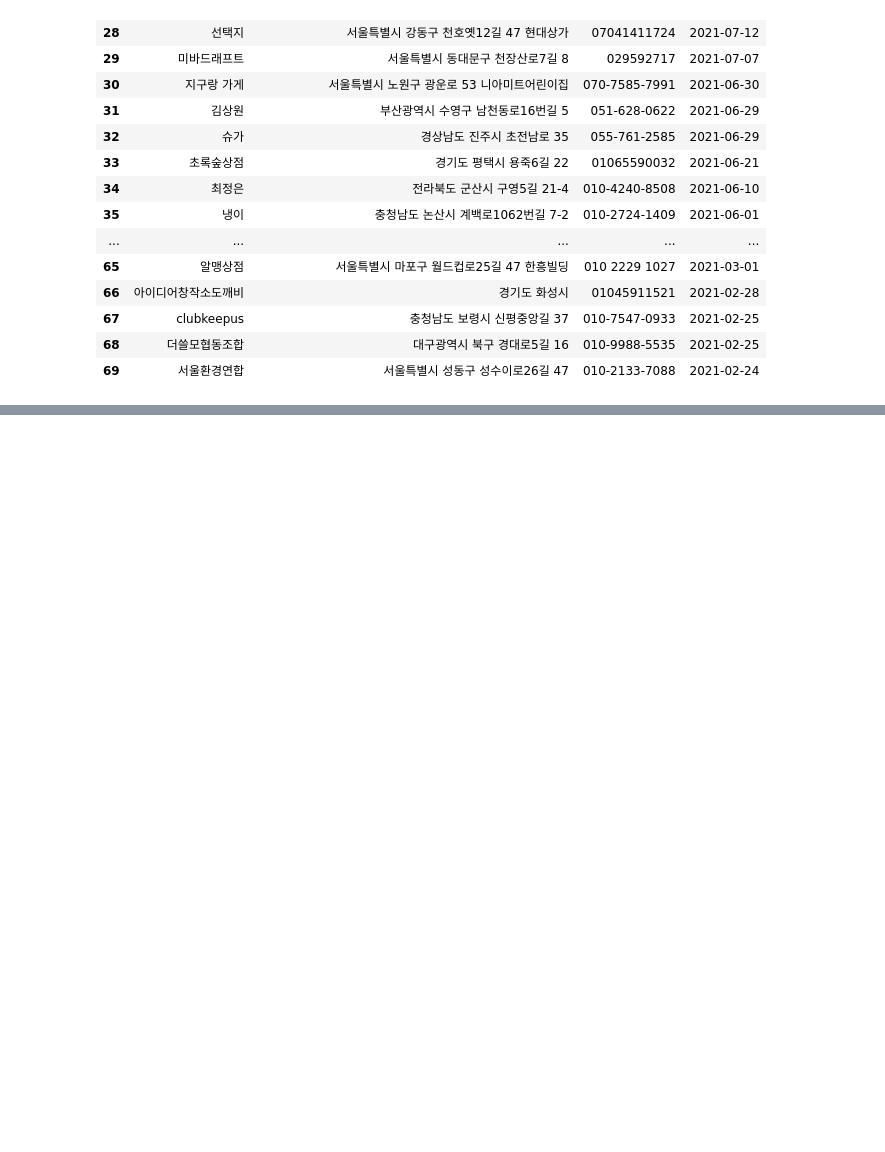
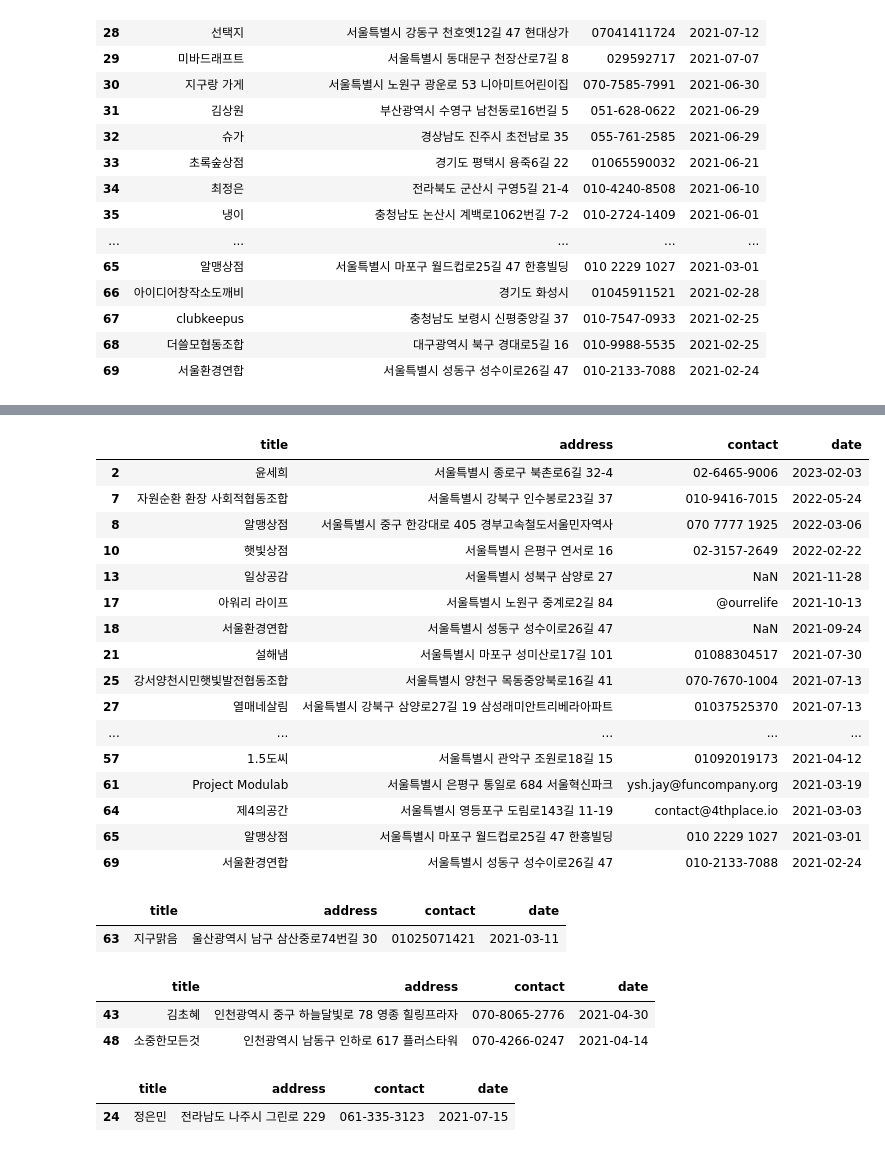
Before and after one commit to yeomsee/Ecothon_2023, a Jupyter notebook: 전국 생활 폐기물 데이터 시계열 분석을 통한 플라스틱 방앗간 추가 위치 선정/플라스틱 방앗간 데이터/크롤링 데이터 정제/플라스틱_방앗간_수거공간_정보_데이터_정제.ipynb, the cells around one changed output, grey strips where cells are left out. Cells and saved outputs as stored; diff of their text form; code cells hidden in the pictures; blank space fills up the shorter version.

```diff
--- a/전국 생활 폐기물 데이터 시계열 분석을 통한 플라스틱 방앗간 추가 위치 선정/플라스틱 방앗간 데이터/크롤링 데이터 정제/플라스틱_방앗간_수거공간_정보_데이터_정제.ipynb
+++ b/전국 생활 폐기물 데이터 시계열 분석을 통한 플라스틱 방앗간 추가 위치 선정/플라스틱 방앗간 데이터/크롤링 데이터 정제/플라스틱_방앗간_수거공간_정보_데이터_정제.ipynb
@@ -119,0 +192,40 @@ mydata[26:]
+# %%
+df_서울 = mydata[mydata["address"].str.contains("서울특별시")]
+df_서울
+# %% [output]
+|  | title | address | contact | date |
+| 2 | 윤세희 | 서울특별시 종로구 북촌로6길 32-4 | 02-6465-9006 | 2023-02-03 |
+| 7 | 자원순환 환장 사회적협동조합 | 서울특별시 강북구 인수봉로23길 37 | 010-9416-7015 | 2022-05-24 |
+| 8 | 알맹상점 | 서울특별시 중구 한강대로 405 경부고속철도서울민자역사 | 070 7777 1925 | 2022-03-06 |
+| 10 | 햇빛상점 | 서울특별시 은평구 연서로 16 | 02-3157-2649 | 2022-02-22 |
+| 13 | 일상공감 | 서울특별시 성북구 삼양로 27 | NaN | 2021-11-28 |
+| 17 | 아워리 라이프 | 서울특별시 노원구 중계로2길 84 | @ourrelife | 2021-10-13 |
+| 18 | 서울환경연합 | 서울특별시 성동구 성수이로26길 47 | NaN | 2021-09-24 |
+| 21 | 설해냄 | 서울특별시 마포구 성미산로17길 101 | 01088304517 | 2021-07-30 |
+| 25 | 강서양천시민햇빛발전협동조합 | 서울특별시 양천구 목동중앙북로16길 41 | 070-7670-1004 | 2021-07-13 |
+| 27 | 열매네살림 | 서울특별시 강북구 삼양로27길 19 삼성래미안트리베라아파트 | 01037525370 | 2021-07-13 |
+| ... | ... | ... | ... | ... |
+| 57 | 1.5도씨 | 서울특별시 관악구 조원로18길 15 | 01092019173 | 2021-04-12 |
+| 61 | Project Modulab | 서울특별시 은평구 통일로 684 서울혁신파크 | ysh.jay@funcompany.org | 2021-03-19 |
+| 64 | 제4의공간 | 서울특별시 영등포구 도림로143길 11-19 | contact@4thplace.io | 2021-03-03 |
+| 65 | 알맹상점 | 서울특별시 마포구 월드컵로25길 47 한흥빌딩 | 010 2229 1027 | 2021-03-01 |
+| 69 | 서울환경연합 | 서울특별시 성동구 성수이로26길 47 | 010-2133-7088 | 2021-02-24 |
+# %%
+df_울산 = mydata[mydata["address"].str.contains("울산광역시")]
+df_울산
+# %% [output]
+|  | title | address | contact | date |
+| 63 | 지구맑음 | 울산광역시 남구 삼산중로74번길 30 | 01025071421 | 2021-03-11 |
+# %%
+df_인천 = mydata[mydata["address"].str.contains("인천광역시")]
+df_인천
+# %% [output]
+|  | title | address | contact | date |
+| 43 | 김초혜 | 인천광역시 중구 하늘달빛로 78 영종 힐링프라자 | 070-8065-2776 | 2021-04-30 |
+| 48 | 소중한모든것 | 인천광역시 남동구 인하로 617 플러스타워 | 070-4266-0247 | 2021-04-14 |
+# %%
+df_전남 = mydata[mydata["address"].str.contains("전라남도")]
+df_전남
+# %% [output]
+|  | title | address | contact | date |
+| 24 | 정은민 | 전라남도 나주시 그린로 229 | 061-335-3123 | 2021-07-15 |
```
Also changed, not shown: parts of 14 cells of this notebook.
